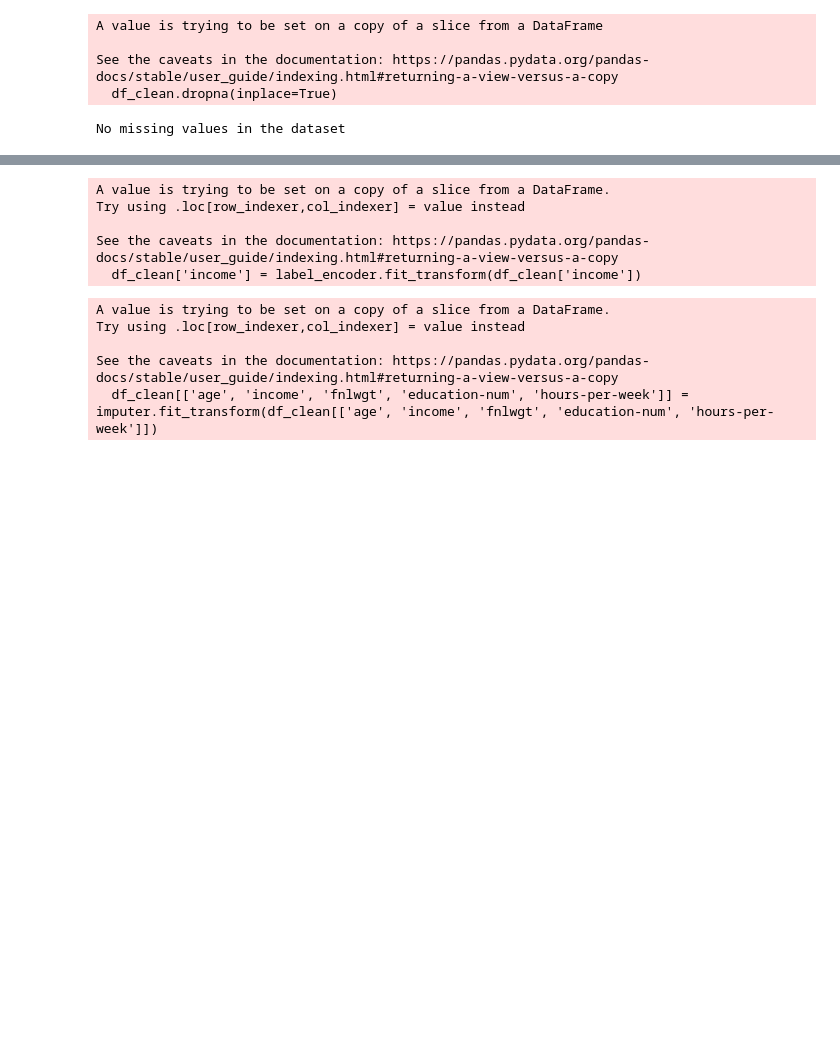
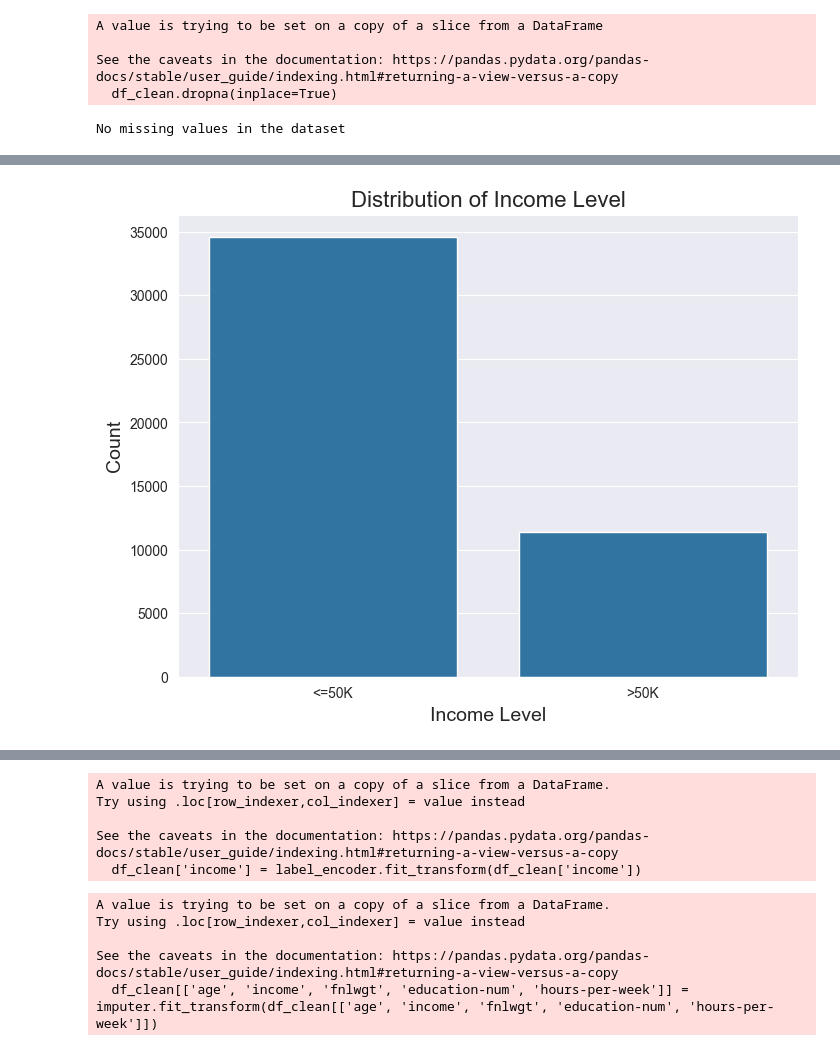
Before and after one commit to peirispraveen/Census_Income_NaiveBayes_RandomForest, a Jupyter notebook: census-income.ipynb, the cells around one changed output, grey strips where cells are left out. Cells and saved outputs as stored; diff of their text form; code cells hidden in the pictures; blank space fills up the shorter version.

```diff
--- a/census-income.ipynb
+++ b/census-income.ipynb
@@ -403,3 +404,15 @@ df_clean.head()
 | 2 | 38 | Private | 215646 | 9 | Divorced | Handlers-cleaners | Not-in-family | White | ... |
 | 3 | 53 | Private | 234721 | 7 | Married-civ-spouse | Handlers-cleaners | Husband | Black | ... |
 | 4 | 28 | Private | 338409 | 13 | Married-civ-spouse | Prof-specialty | Wife | Black | ... |
+# %%
+import matplotlib.pyplot as plt
+
+# Visualize the distribution of the target variable
+plt.figure(figsize=(8, 6))
+sns.countplot(x='income', data=df_clean)
+plt.title('Distribution of Income Level', fontsize=16)
+plt.xlabel('Income Level', fontsize=14)
+plt.ylabel('Count', fontsize=14)
+plt.show()
+# %% [output]
+[figure, added]
```
Also changed, not shown: parts of 11 cells of this notebook.
